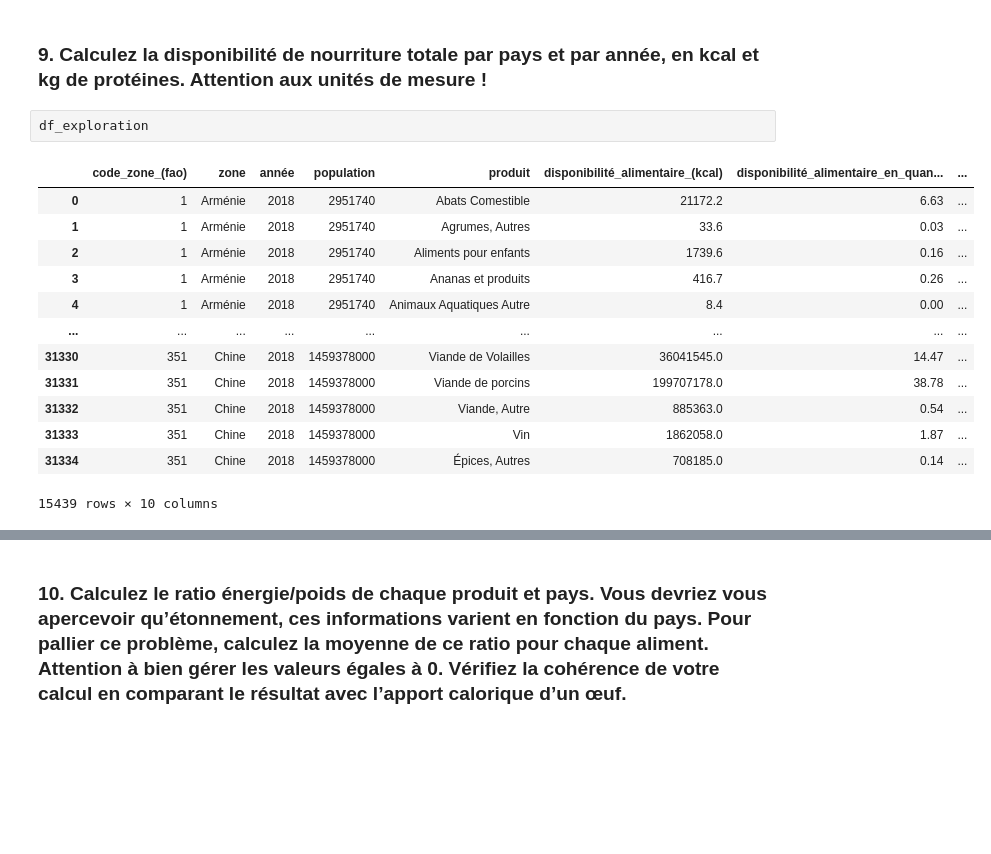
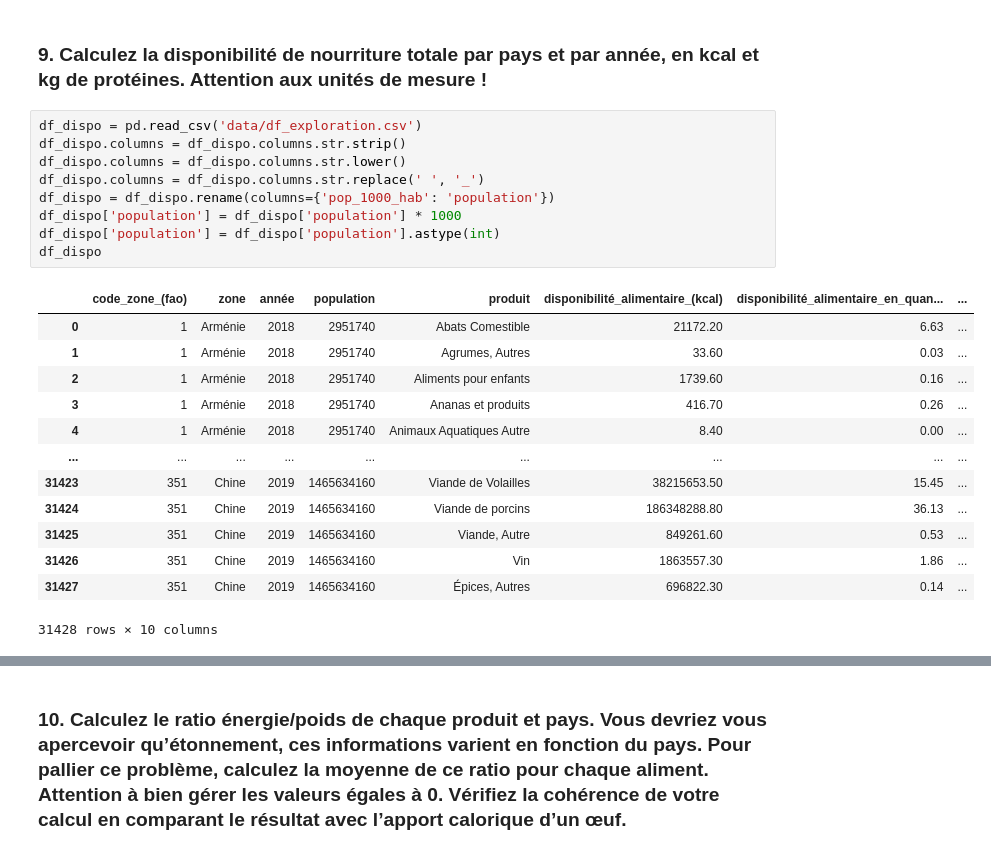
Before and after one commit to DonzerHD/Pandas_Dev_IA, a Jupyter notebook: Pandas_Activité.ipynb, the cells around one changed output, grey strips where cells are left out. Cells and saved outputs as stored; diff of their text form; blank space fills up the shorter version.

```diff
--- a/Pandas_Activité.ipynb
+++ b/Pandas_Activité.ipynb
@@ -541,19 +541,26 @@ df_croissance_geo
 | Europe de l'Ouest | 196618000 | 195445420 | -0.6 % |
 # %% [markdown]
 ### 9. Calculez la disponibilité de nourriture totale par pays et par année, en kcal et kg de protéines. Attention aux unités de mesure !
-# %%
-df_exploration
-# %% [output]
-|  | code_zone_(fao) | zone | année | population | produit | disponibilité_alimentaire_(kcal) | disponibilité_alimentaire_en_quan... | ... |
-| 0 | 1 | Arménie | 2018 | 2951740 | Abats Comestible | 21172.2 | 6.63 | ... |
-| 1 | 1 | Arménie | 2018 | 2951740 | Agrumes, Autres | 33.6 | 0.03 | ... |
-| 2 | 1 | Arménie | 2018 | 2951740 | Aliments pour enfants | 1739.6 | 0.16 | ... |
-| 3 | 1 | Arménie | 2018 | 2951740 | Ananas et produits | 416.7 | 0.26 | ... |
-| 4 | 1 | Arménie | 2018 | 2951740 | Animaux Aquatiques Autre | 8.4 | 0.00 | ... |
-| ... | ... | ... | ... | ... | ... | ... | ... | ... |
-| 31330 | 351 | Chine | 2018 | 1459378000 | Viande de Volailles | 36041545.0 | 14.47 | ... |
-| 31331 | 351 | Chine | 2018 | 1459378000 | Viande de porcins | 199707178.0 | 38.78 | ... |
-| 31332 | 351 | Chine | 2018 | 1459378000 | Viande, Autre | 885363.0 | 0.54 | ... |
-| 31333 | 351 | Chine | 2018 | 1459378000 | Vin | 1862058.0 | 1.87 | ... |
-| 31334 | 351 | Chine | 2018 | 1459378000 | Épices, Autres | 708185.0 | 0.14 | ... |
-15439 rows × 10 columns
+# %%
+df_dispo = pd.read_csv('data/df_exploration.csv')
+df_dispo.columns = df_dispo.columns.str.strip()
+df_dispo.columns = df_dispo.columns.str.lower()
+df_dispo.columns = df_dispo.columns.str.replace(' ', '_')
+df_dispo = df_dispo.rename(columns={'pop_1000_hab': 'population'})
+df_dispo['population'] = df_dispo['population'] * 1000
+df_dispo['population'] = df_dispo['population'].astype(int)
+df_dispo
+# %% [output]
+|  | code_zone_(fao) | zone | année | population | produit | disponibilité_alimentaire_(kcal) | disponibilité_alimentaire_en_quan... | ... |
+| 0 | 1 | Arménie | 2018 | 2951740 | Abats Comestible | 21172.20 | 6.63 | ... |
+| 1 | 1 | Arménie | 2018 | 2951740 | Agrumes, Autres | 33.60 | 0.03 | ... |
+| 2 | 1 | Arménie | 2018 | 2951740 | Aliments pour enfants | 1739.60 | 0.16 | ... |
+| 3 | 1 | Arménie | 2018 | 2951740 | Ananas et produits | 416.70 | 0.26 | ... |
+| 4 | 1 | Arménie | 2018 | 2951740 | Animaux Aquatiques Autre | 8.40 | 0.00 | ... |
+| ... | ... | ... | ... | ... | ... | ... | ... | ... |
+| 31423 | 351 | Chine | 2019 | 1465634160 | Viande de Volailles | 38215653.50 | 15.45 | ... |
+| 31424 | 351 | Chine | 2019 | 1465634160 | Viande de porcins | 186348288.80 | 36.13 | ... |
+| 31425 | 351 | Chine | 2019 | 1465634160 | Viande, Autre | 849261.60 | 0.53 | ... |
+| 31426 | 351 | Chine | 2019 | 1465634160 | Vin | 1863557.30 | 1.86 | ... |
+| 31427 | 351 | Chine | 2019 | 1465634160 | Épices, Autres | 696822.30 | 0.14 | ... |
+31428 rows × 10 columns
```
Also changed, not shown: parts of 9 cells of this notebook.
